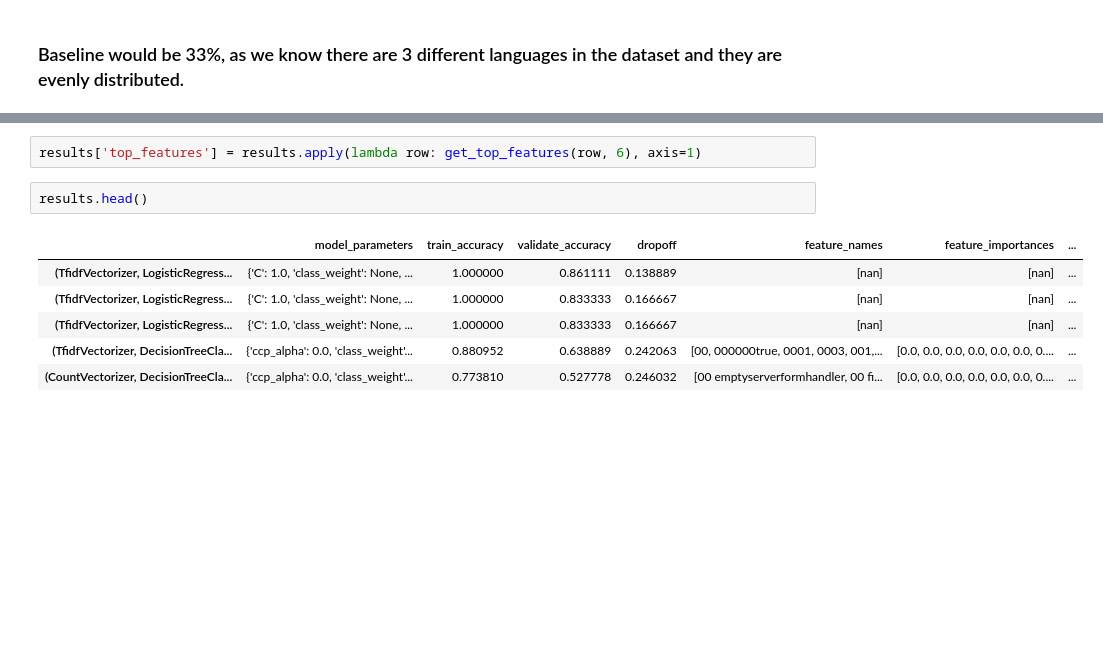
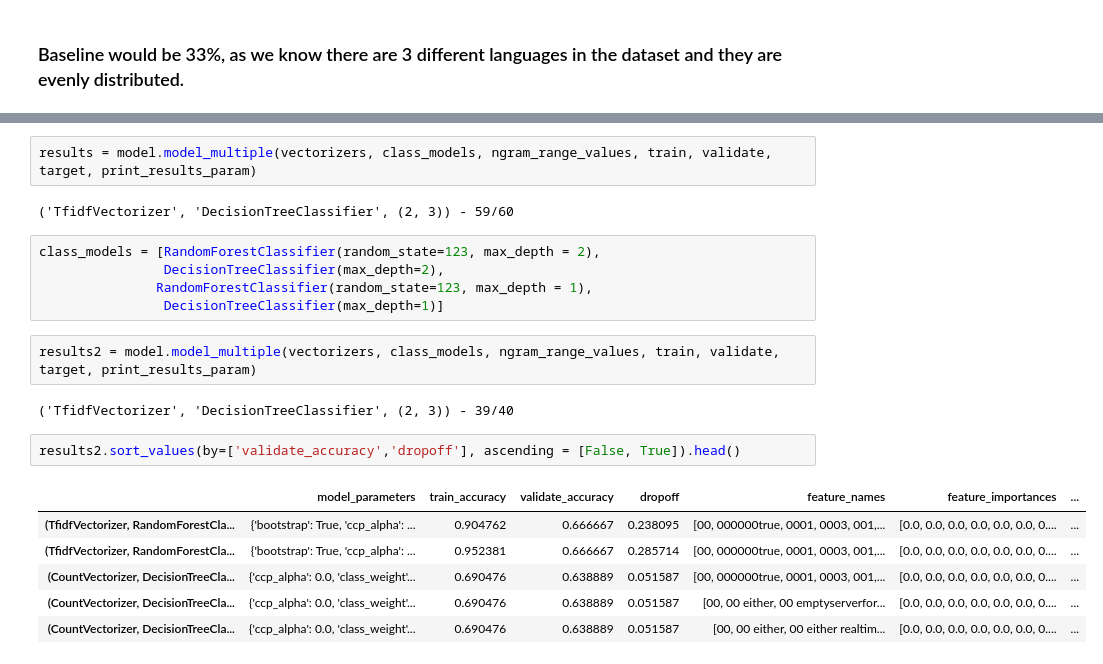
Before and after one commit to brandyn-oliver-jesse-nlp/github-readme-languages, a Jupyter notebook: explore_jesse.ipynb, the cells around one changed output, grey strips where cells are left out. Drawn from its saved outputs; the diff is of its cells as text; blank space fills up the shorter version.

```diff
--- a/explore_jesse.ipynb
+++ b/explore_jesse.ipynb
@@ -299,11 +293,22 @@ def get_top_features(row, n):
-# %%
-results['top_features'] = results.apply(lambda row: get_top_features(row, 6), axis=1)
-# %%
-results.head()
-# %% [output]
-|  | model_parameters | train_accuracy | validate_accuracy | dropoff | feature_names | feature_importances | ... |
-| (TfidfVectorizer, LogisticRegress... | {'C': 1.0, 'class_weight': None, ... | 1.000000 | 0.861111 | 0.138889 | [nan] | [nan] | ... |
-| (TfidfVectorizer, LogisticRegress... | {'C': 1.0, 'class_weight': None, ... | 1.000000 | 0.833333 | 0.166667 | [nan] | [nan] | ... |
-| (TfidfVectorizer, LogisticRegress... | {'C': 1.0, 'class_weight': None, ... | 1.000000 | 0.833333 | 0.166667 | [nan] | [nan] | ... |
-| (TfidfVectorizer, DecisionTreeCla... | {'ccp_alpha': 0.0, 'class_weight'... | 0.880952 | 0.638889 | 0.242063 | [00, 000000true, 0001, 0003, 001,... | [0.0, 0.0, 0.0, 0.0, 0.0, 0.0, 0.... | ... |
-| (CountVectorizer, DecisionTreeCla... | {'ccp_alpha': 0.0, 'class_weight'... | 0.773810 | 0.527778 | 0.246032 | [00 emptyserverformhandler, 00 fi... | [0.0, 0.0, 0.0, 0.0, 0.0, 0.0, 0.... | ... |
+# %%
+results = model.model_multiple(vectorizers, class_models, ngram_range_values, train, validate, target, print_results_param)
+# %% [output]
+('TfidfVectorizer', 'DecisionTreeClassifier', (2, 3)) - 59/60
+# %%
+class_models = [RandomForestClassifier(random_state=123, max_depth = 2),
+                DecisionTreeClassifier(max_depth=2),
+               RandomForestClassifier(random_state=123, max_depth = 1),
+                DecisionTreeClassifier(max_depth=1)]
+# %%
+results2 = model.model_multiple(vectorizers, class_models, ngram_range_values, train, validate, target, print_results_param)
+# %% [output]
+('TfidfVectorizer', 'DecisionTreeClassifier', (2, 3)) - 39/40
+# %%
+results2.sort_values(by=['validate_accuracy','dropoff'], ascending = [False, True]).head()
+# %% [output]
+|  | model_parameters | train_accuracy | validate_accuracy | dropoff | feature_names | feature_importances | ... |
+| (TfidfVectorizer, RandomForestCla... | {'bootstrap': True, 'ccp_alpha': ... | 0.904762 | 0.666667 | 0.238095 | [00, 000000true, 0001, 0003, 001,... | [0.0, 0.0, 0.0, 0.0, 0.0, 0.0, 0.... | ... |
+| (TfidfVectorizer, RandomForestCla... | {'bootstrap': True, 'ccp_alpha': ... | 0.952381 | 0.666667 | 0.285714 | [00, 000000true, 0001, 0003, 001,... | [0.0, 0.0, 0.0, 0.0, 0.0, 0.0, 0.... | ... |
+| (CountVectorizer, DecisionTreeCla... | {'ccp_alpha': 0.0, 'class_weight'... | 0.690476 | 0.638889 | 0.051587 | [00, 000000true, 0001, 0003, 001,... | [0.0, 0.0, 0.0, 0.0, 0.0, 0.0, 0.... | ... |
+| (CountVectorizer, DecisionTreeCla... | {'ccp_alpha': 0.0, 'class_weight'... | 0.690476 | 0.638889 | 0.051587 | [00, 00 either, 00 emptyserverfor... | [0.0, 0.0, 0.0, 0.0, 0.0, 0.0, 0.... | ... |
+| (CountVectorizer, DecisionTreeCla... | {'ccp_alpha': 0.0, 'class_weight'... | 0.690476 | 0.638889 | 0.051587 | [00, 00 either, 00 either realtim... | [0.0, 0.0, 0.0, 0.0, 0.0, 0.0, 0.... | ... |
```
Also changed, not shown: parts of 17 cells of this notebook.
